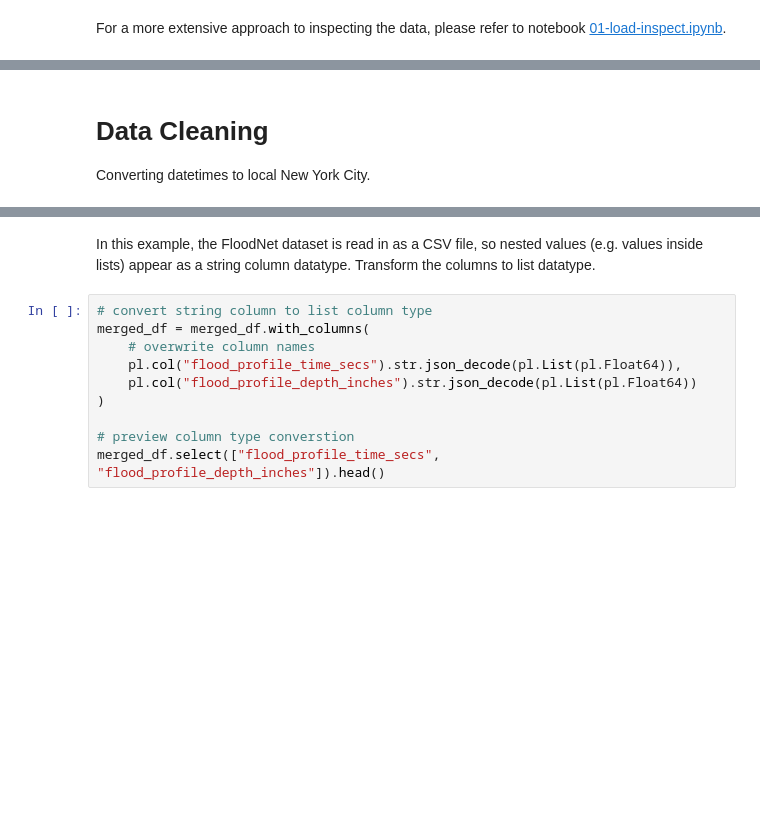
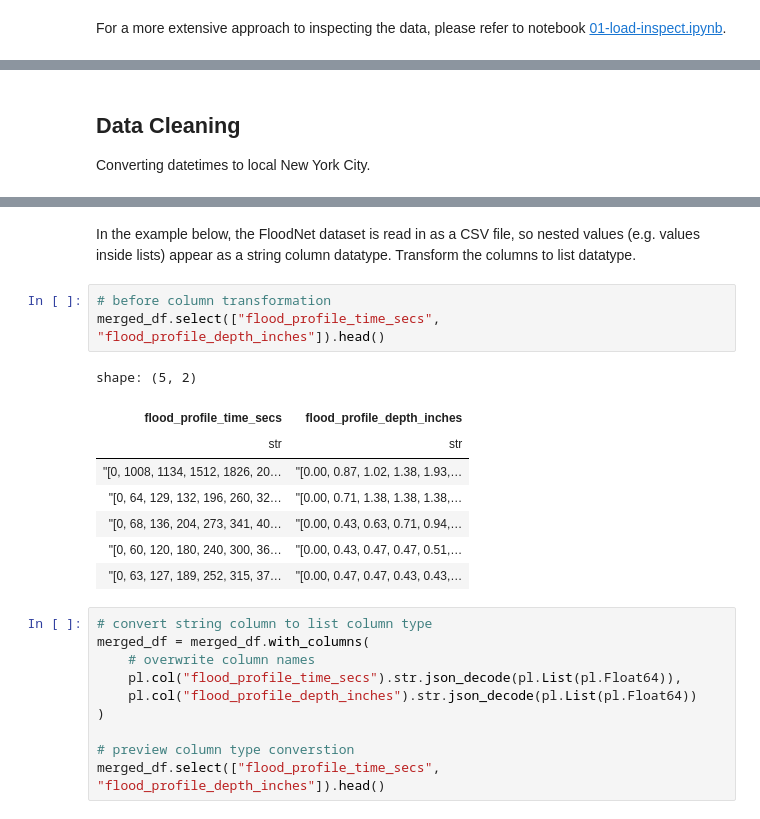
Before and after one commit to mebauer/floodnet-nyc-tutorial, a Jupyter notebook: 03-flood-profiles.ipynb, the cells around one changed output, grey strips where cells are left out. Drawn from its saved outputs; the diff is of its cells as text; blank space fills up the shorter version.

```diff
--- a/03-flood-profiles.ipynb
+++ b/03-flood-profiles.ipynb
@@ -153,7 +160,7 @@ shape: (5, 27)
 | "BX - Tibbett Ave/W 234th St" | "BX-w-234th-st-tibbett-ave-2cak… | 2025-08-20 21:05:19 | 2025-08-21 00:46:19 | 1.18 | 80.0 | 141.0 | ... |
 | "Q - Davenport Ct 1" | "Q-davenport-ct-1-07zks0" | 2024-01-10 00:39:25 | 2024-01-10 02:30:40 | 2.09 | 59.82 | 51.43 | ... |
 # %% [markdown]
-# Data Cleaning
+## Data Cleaning
 Converting datetimes to local New York City.
 # %%
 merged_df = (
@@ -191,7 +198,19 @@ shape: (5, 4)
 | 2025-08-20 21:05:19 UTC | 2025-08-21 00:46:19 UTC | 2025-08-20 17:05:19 EDT | 2025-08-20 20:46:19 EDT |
 | 2024-01-10 00:39:25 UTC | 2024-01-10 02:30:40 UTC | 2024-01-09 19:39:25 EST | 2024-01-09 21:30:40 EST |
 # %% [markdown]
-In this example, the FloodNet dataset is read in as a CSV file, so nested values (e.g. values inside lists) appear as a string column datatype. Transform the columns to list datatype.
+In the example below, the FloodNet dataset is read in as a CSV file, so nested values (e.g. values inside lists) appear as a string column datatype. Transform the columns to list datatype.
+# %%
+# before column transformation
+merged_df.select(["flood_profile_time_secs", "flood_profile_depth_inches"]).head()
+# %% [output]
+shape: (5, 2)
+| flood_profile_time_secs | flood_profile_depth_inches |
+| str | str |
+| "[0, 1008, 1134, 1512, 1826, 20… | "[0.00, 0.87, 1.02, 1.38, 1.93,… |
+| "[0, 64, 129, 132, 196, 260, 32… | "[0.00, 0.71, 1.38, 1.38, 1.38,… |
+| "[0, 68, 136, 204, 273, 341, 40… | "[0.00, 0.43, 0.63, 0.71, 0.94,… |
+| "[0, 60, 120, 180, 240, 300, 36… | "[0.00, 0.43, 0.47, 0.47, 0.51,… |
+| "[0, 63, 127, 189, 252, 315, 37… | "[0.00, 0.47, 0.47, 0.43, 0.43,… |
 # %%
 # convert string column to list column type
 merged_df = merged_df.with_columns(
```
Also changed, not shown: parts of 28 cells of this notebook, 2 other files.
